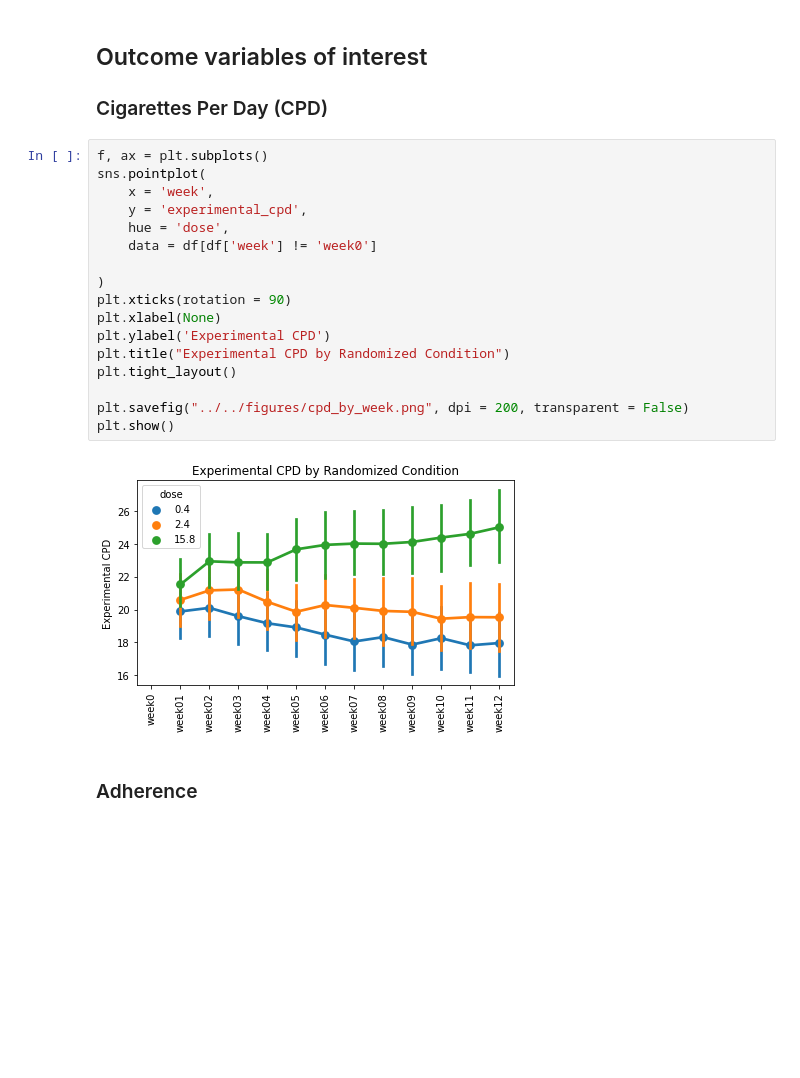
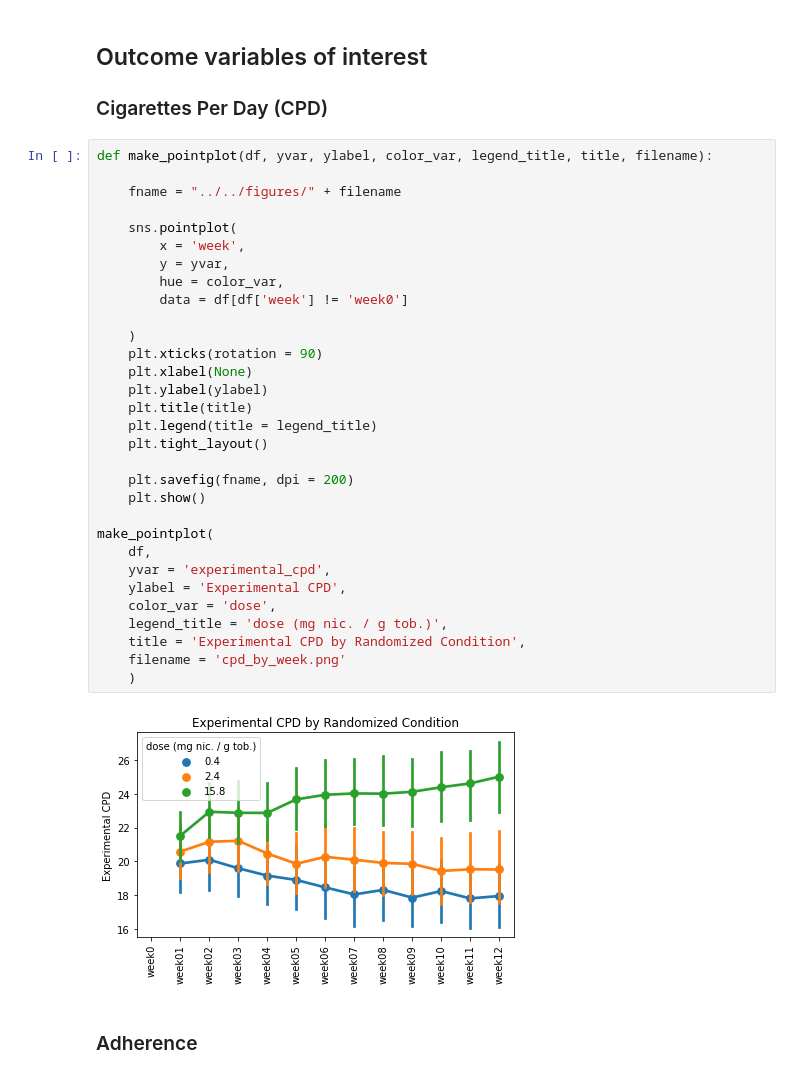
Before and after one commit to ajbarrows/tcors_ub, a Jupyter notebook: src/analysis/vlnc_data_eda.ipynb, the cells around one changed output. Drawn from its saved outputs; the diff is of its cells as text; blank space fills up the shorter version.

```diff
--- a/src/analysis/vlnc_data_eda.ipynb
+++ b/src/analysis/vlnc_data_eda.ipynb
@@ -55,23 +87,37 @@ Now, this is longitudinal data that I cleaned in various different ways. Baselin
 ## Outcome variables of interest
 ### Cigarettes Per Day (CPD)
 # %%
-f, ax = plt.subplots()
-sns.pointplot(
-    x = 'week',
-    y = 'experimental_cpd',
-    hue = 'dose',
-    data = df[df['week'] != 'week0']
+def make_pointplot(df, yvar, ylabel, color_var, legend_title, title, filename):
 
-)
-plt.xticks(rotation = 90)
-plt.xlabel(None)
-plt.ylabel('Experimental CPD')
-plt.title("Experimental CPD by Randomized Condition")
-plt.tight_layout()
+    fname = "../../figures/" + filename
 
-plt.savefig("../../figures/cpd_by_week.png", dpi = 200, transparent = False)
-plt.show()
+    sns.pointplot(
+        x = 'week',
+        y = yvar,
+        hue = color_var,
+        data = df[df['week'] != 'week0']
+
+    )
+    plt.xticks(rotation = 90)
+    plt.xlabel(None)
+    plt.ylabel(ylabel)
+    plt.title(title)
+    plt.legend(title = legend_title)
+    plt.tight_layout()
+
+    plt.savefig(fname, dpi = 200)
+    plt.show()
+
+make_pointplot(
+    df,
+    yvar = 'experimental_cpd',
+    ylabel = 'Experimental CPD',
+    color_var = 'dose',
+    legend_title = 'dose (mg nic. / g tob.)',
+    title = 'Experimental CPD by Randomized Condition',
+    filename = 'cpd_by_week.png'
+    )
 # %% [output]
-[figure, old version]
+[figure, new version]
 # %% [markdown]
 ### Adherence
```
Also changed, not shown: parts of 16 cells of this notebook.
